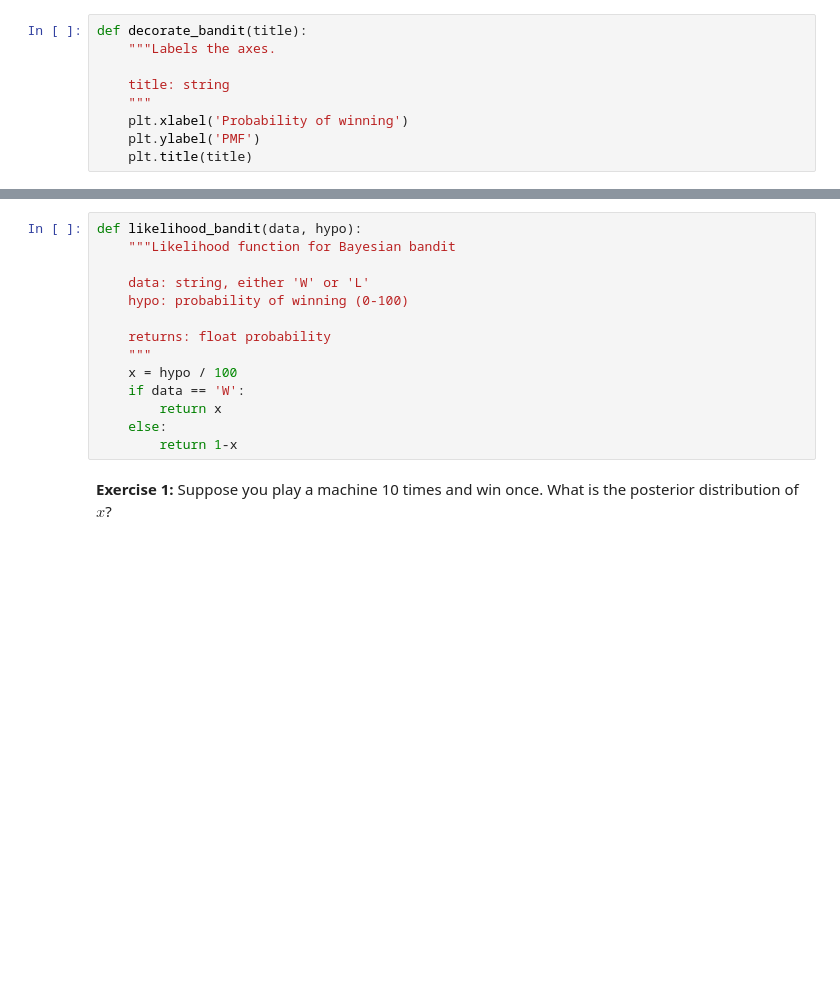
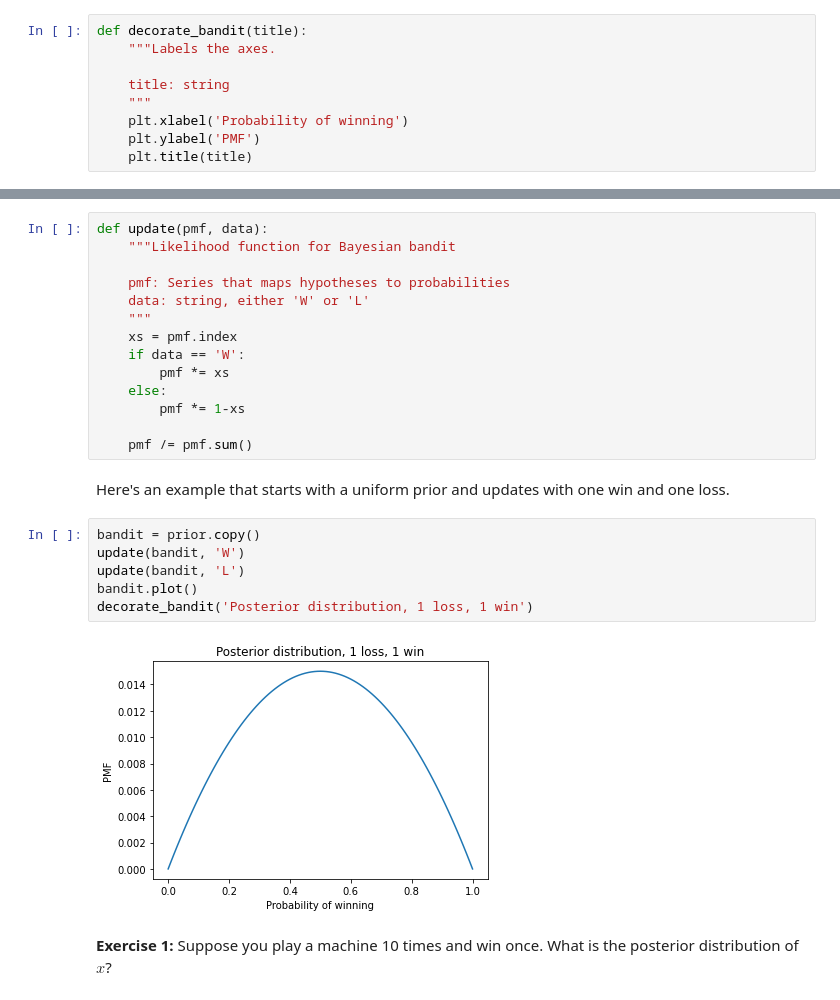
Before and after one commit to AllenDowney/BayesMadeSimple, a Jupyter notebook: 03_bandit_soln.ipynb, the cells around one changed output, grey strips where cells are left out. Drawn from its saved outputs; the diff is of its cells as text; blank space fills up the shorter version.

```diff
--- a/03_bandit_soln.ipynb
+++ b/03_bandit_soln.ipynb
@@ -63,17 +53,27 @@ The likelihood function that computes the probability of an outcome (W or L) for
 # %%
-def likelihood_bandit(data, hypo):
+def update(pmf, data):
     """Likelihood function for Bayesian bandit
 
+    pmf: Series that maps hypotheses to probabilities
     data: string, either 'W' or 'L'
-    hypo: probability of winning (0-100)
+    """
+    xs = pmf.index
+    if data == 'W':
+        pmf *= xs
+    else:
+        pmf *= 1-xs
 
-    returns: float probability
-    """
-    x = hypo / 100
-    if data == 'W':
-        return x
-    else:
-        return 1-x
+    pmf /= pmf.sum()
+# %% [markdown]
+Here's an example that starts with a uniform prior and updates with one win and one loss.
+# %%
+bandit = prior.copy()
+update(bandit, 'W')
+update(bandit, 'L')
+bandit.plot()
+decorate_bandit('Posterior distribution, 1 loss, 1 win')
+# %% [output]
+[figure, added]
 # %% [markdown]
 **Exercise 1:** Suppose you play a machine 10 times and win once.  What is the posterior distribution of $x$?
 # %%
```
Also changed, not shown: parts of 41 cells of this notebook, 5 other files.
